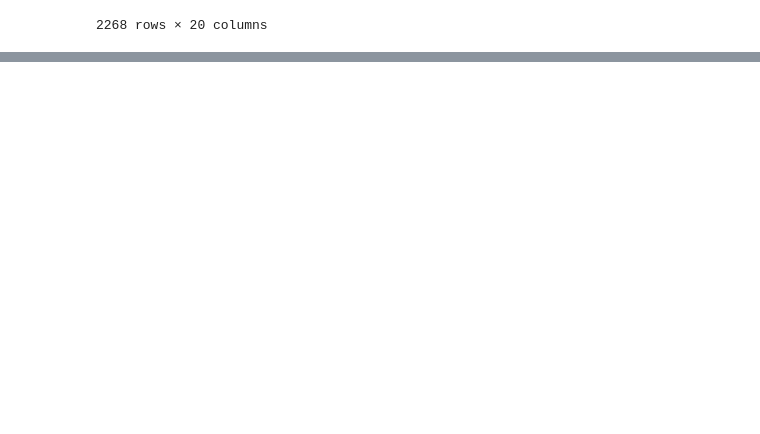
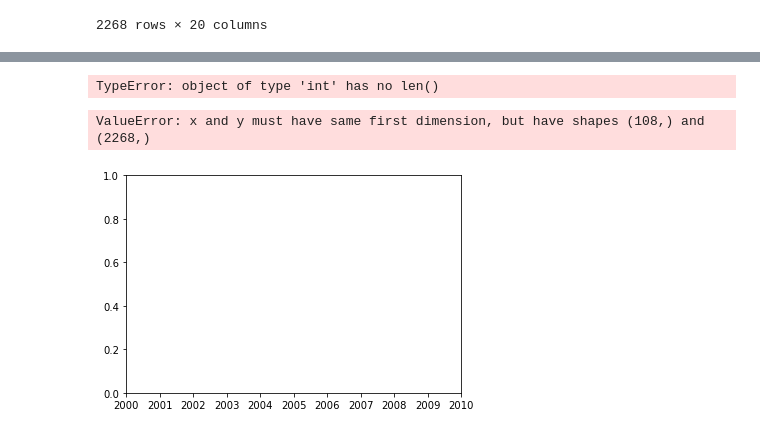
Before and after one commit to giuliafiorucci/covid_app, a Jupyter notebook: doc/notebooks/DataAnalysis_covid.ipynb, the cells around one changed output, grey strips where cells are left out. Cells and saved outputs as stored; diff of their text form; code cells hidden in the pictures; blank space fills up the shorter version.

```diff
--- a/doc/notebooks/DataAnalysis_covid.ipynb
+++ b/doc/notebooks/DataAnalysis_covid.ipynb
@@ -21,0 +69,2 @@ data = pd.read_json(file_name)
+# %%
+Trento = df.xs(22,level="codice_regione")
@@ -21,0 +105,11 @@ data = pd.read_json(file_name)
+# %%
+Trentino_Alto_Adige = Bolzano+Trento
+print(Bolzano.shape,Trento.shape,Trentino_Alto_Adige.shape)
+Trentino_Alto_Adige.stato = "ITA"
+Trentino_Alto_Adige.denominazione_regione = "Trentino Alto-Adige"
+Trentino_Alto_Adige.lat/=2.0
+Trentino_Alto_Adige.long/=2.0
+Trentino_Alto_Adige['codice_regione'] = 4
+Trentino_Alto_Adige.set_index('codice_regione',append=True,inplace=True)
+Trentino_Alto_Adige
+#  denominazione_regione lat long
@@ -21,0 +132,4 @@ data = pd.read_json(file_name)
+# %%
+df.drop([21,22], axis=0, level="codice_regione",inplace=True)
+# %%
+df = pd.concat([df,Trentino_Alto_Adige])
@@ -21,0 +205,9 @@ data = pd.read_json(file_name)
+# %%
+df.index.isin(,)
+# %% [output]
+TypeError: object of type 'int' has no len()
+# %%
+plt.plot(pd.date_range(start='2020-02-24',end='2020-06-10'),df['totale_casi'], marker='o')
+# %% [output]
+ValueError: x and y must have same first dimension, but have shapes (108,) and (2268,)
+[figure, added]
```
Also changed, not shown: parts of 19 cells of this notebook, 3 other files.
